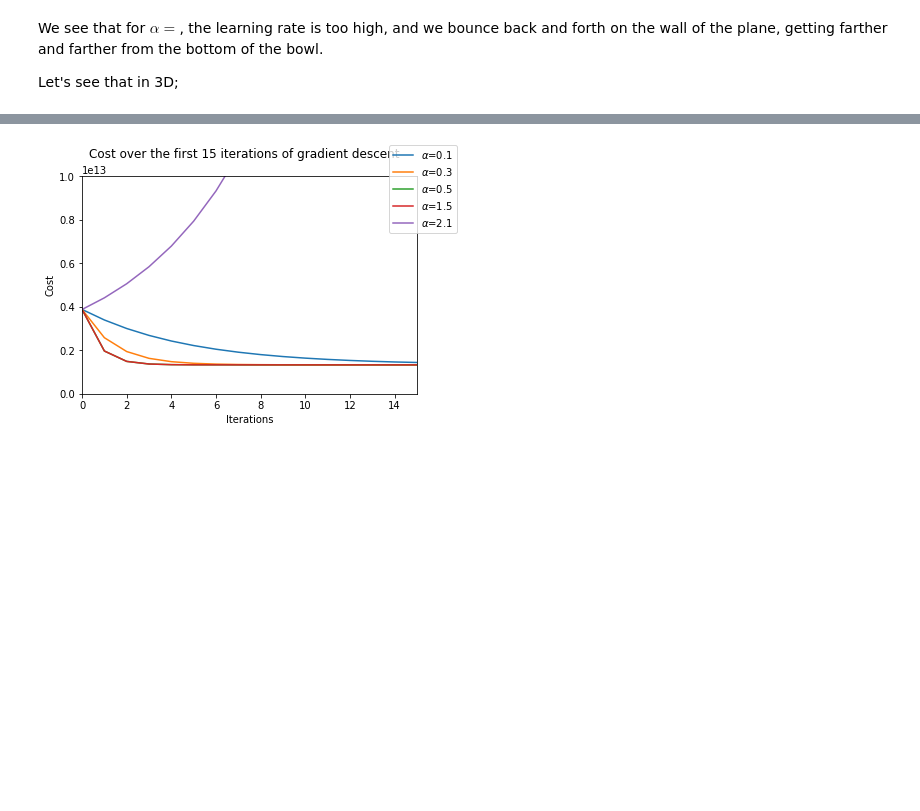
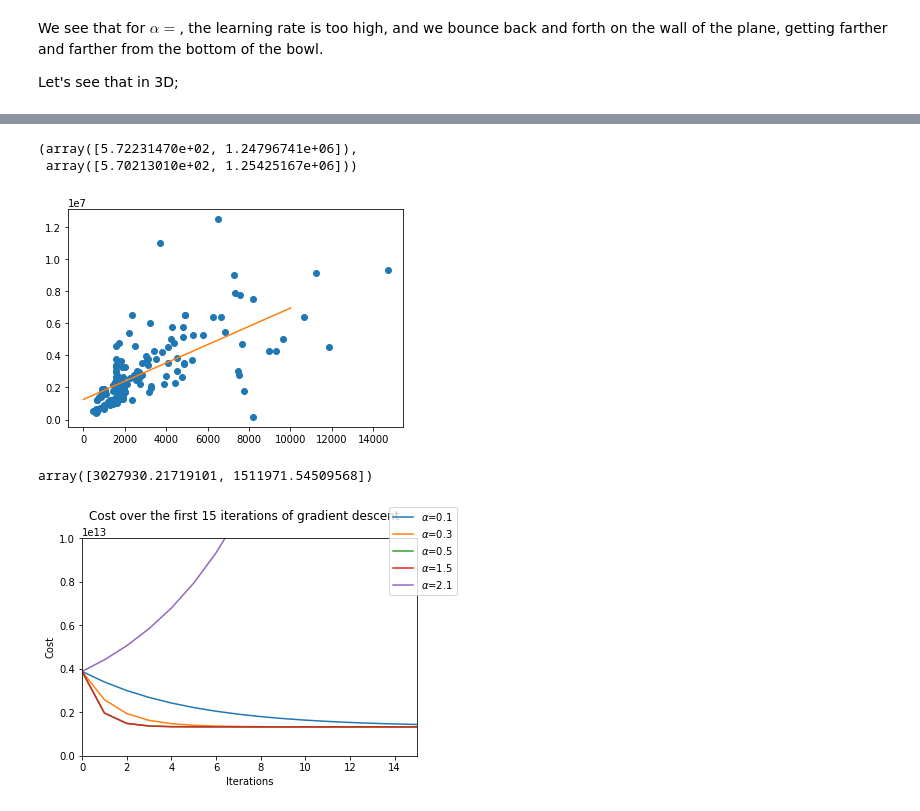
Before and after one commit to gcalmettes/ml-explorations, a Jupyter notebook: notebooks/jupyter/1-linear-regression.ipynb, the cells around one changed output, grey strips where cells are left out. Cells and saved outputs as stored; diff of their text form; code cells hidden in the pictures; blank space fills up the shorter version.

```diff
--- a/notebooks/jupyter/1-linear-regression.ipynb
+++ b/notebooks/jupyter/1-linear-regression.ipynb
@@ -355,3 +363,25 @@ costDataDf_Long = pd.melt(costDataDf, id_vars=['iteration'], value_vars=costData
+# %%
+p = descentList[1][-1]
+p[0] = p[0]-(p[1]*mu/sig)
+p[1] = p[1]/sig
+p = p[::-1]
+
+plt.plot(data.sqft, data.price, "o")
+# plt.plot(((data.sqft-data.sqft.mean())/data.sqft.std()), ((data.price-data.price.mean())/data.price.std()).values, "o")
+# params = np.polyfit(((data.sqft - data.sqft.mean())/data.sqft.std()).values, data.price, 1)
+# params = np.polyfit(data.sqft, data.price, 1)
+plt.plot([0, 10000], np.polyval(p, [0, 10000]))
+# plt.plot([0, 10000], np.polyval(params, [0, 100000]))
+
+params, p
+# %% [output]
+(array([5.72231470e+02, 1.24796741e+06]),
+ array([5.70213010e+02, 1.25425167e+06]))
+[figure, added]
+# %%
+descentList[1][20]
+# %% [output]
+array([3027930.21719101, 1511971.54509568])
 # %%
 fig,ax = plt.subplots()
 
```
Also changed, not shown: parts of 9 cells of this notebook, 2 other files.
